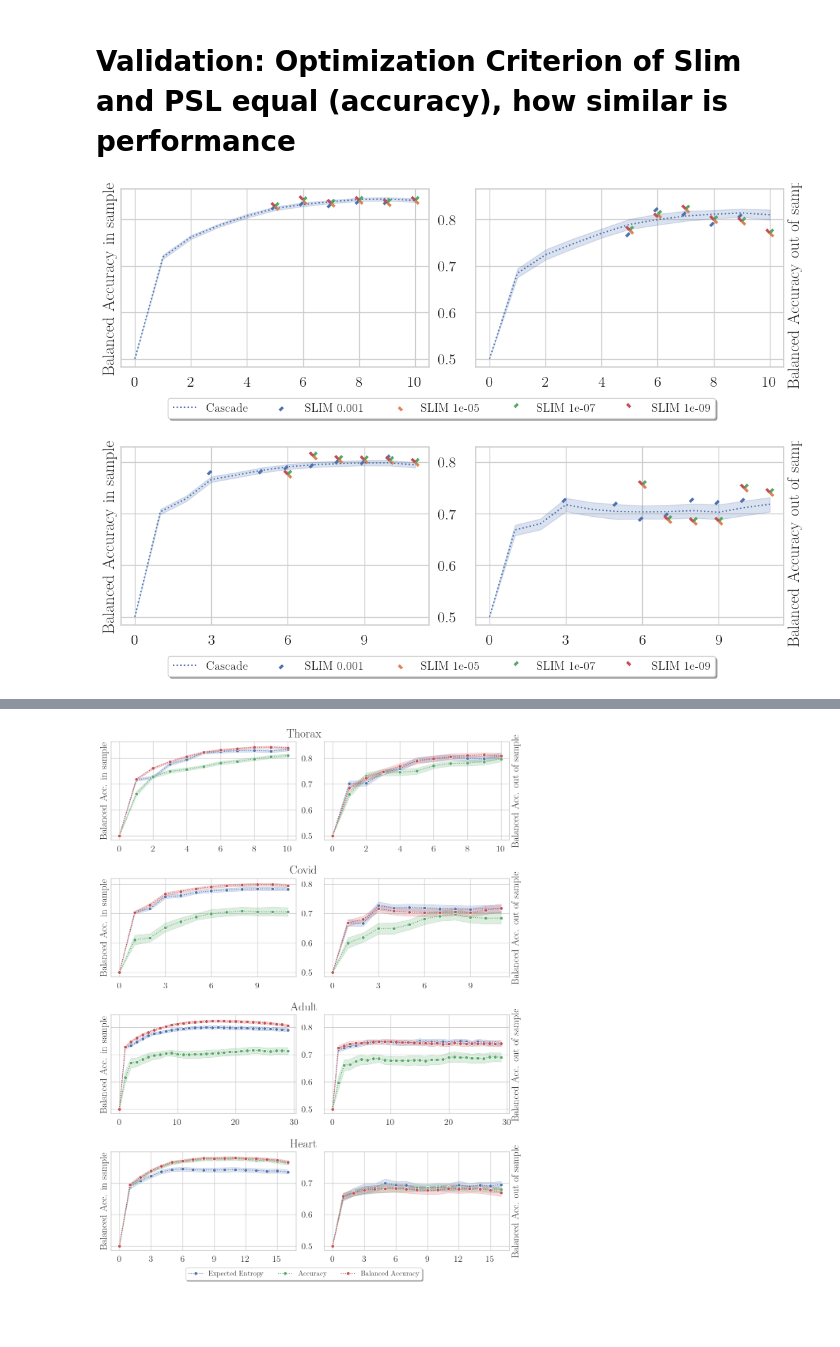
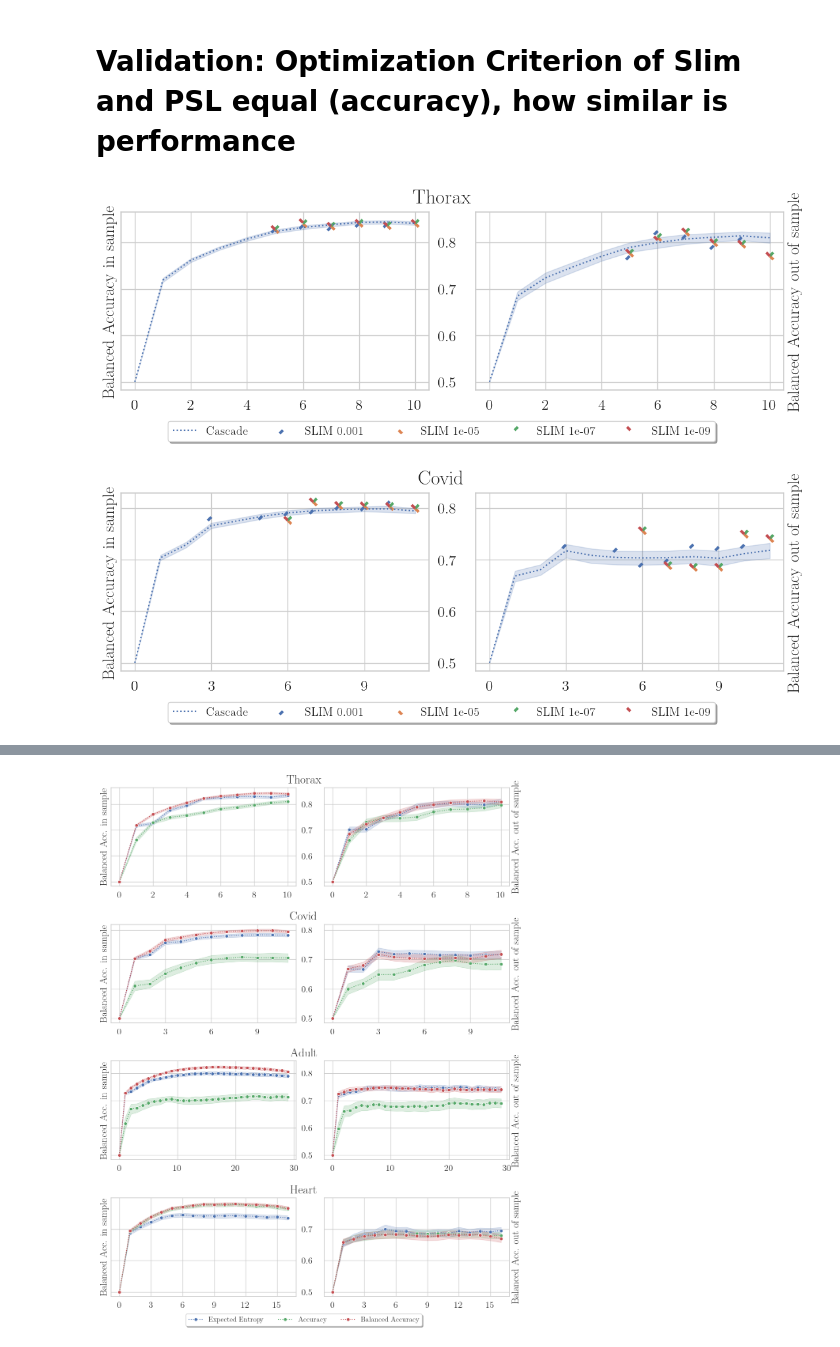
Before and after one commit to TRR318/pub-ijar-learning_cascades, a Jupyter notebook: plots.ipynb, the cells around one changed output, grey strips where cells are left out. Saved outputs shown, nothing was run; the diff lists cells and outputs as text; code cells hidden in the pictures; blank space fills up the shorter version.

```diff
--- a/plots.ipynb
+++ b/plots.ipynb
@@ -99,35 +99,32 @@ Index(['dataset', 'fold', 'score_set', 'method', 'c_value', 'stage',
 # %%
 datasets = [ "thorax", "covid"]#, "mammo", "covid", "adult"]
 for dataset_name in datasets:
     fig, axes = plt.subplots(1, 2, sharey=True, gridspec_kw=dict(wspace=.15))
     fig.set_size_inches(13, 3.5)
     axes = np.ravel(axes)
     train, test = "balanced_accuracy_score_y_bal_train", "balanced_accuracy_score_y_bal_test"
 
     results_psl = load_and_prepare_results(dataset_name=dataset_name, methods=["PSL"], opt_crits=["balanced_accuracy"])
     results_slim = load_and_prepare_results(dataset_name=dataset_name, methods=["SLIM"])
     results_slim = results_slim[["stage","method","balanced_accuracy_score_y_pred_train","balanced_accuracy_score_y_pred_test"]].groupby(["stage","method"]).mean()
     markers = dict(markers=[MarkerStyle(0,"left",Affine2D().rotate_deg((i+.5)*90)) for i in range(4)], linewidth=3, s=30, style="method", hue="method")
 
     sns.lineplot(results_psl, x="stage", y=train, hue="method", ax=axes[0], legend="full", linestyle=":")
     sns.scatterplot(results_slim, x="stage", y="balanced_accuracy_score_y_pred_train", ax=axes[0], legend="full", **markers)
 
     sns.lineplot(results_psl, x="stage", y=test, hue="method", ax=axes[1],linestyle=":", legend=False)
     sns.scatterplot(results_slim, x="stage", y="balanced_accuracy_score_y_pred_test", ax=axes[1], legend=False, **markers)
     update_axes_tuple(axes,"Balanced Accuracy")
 
     handles, labels = axes[0].get_legend_handles_labels()
     labels = [l.replace("PSL   balanced_accuracy","Cascade") for l in labels]
 
-    #handles[0] = Patch(color="b", alpha=.2)
-    #labels[0] = "Cascade"
-    #fig.suptitle(dataset_name)
+    fig.suptitle(dataset_name.title())
     fig.legend(handles=handles,labels=labels,loc="upper center", bbox_to_anchor=(0.5, -0.0), fontsize=13, fancybox=True, shadow=True, ncol=6)
-    plt.show()
     fig.savefig(f"fig/{dataset_name}_optimality_of_greedy_(optmethod=bacc, eval=bacc).pdf", bbox_inches='tight')
 # %% [output]
-[figure, old version]
+[figure, new version]
-[figure, old version]
+[figure, new version]
 # %%
 datasets = ["thorax", "covid"]
 for dataset_name in datasets:
```
Also changed, not shown: parts of 3 cells of this notebook, 12 other files.
